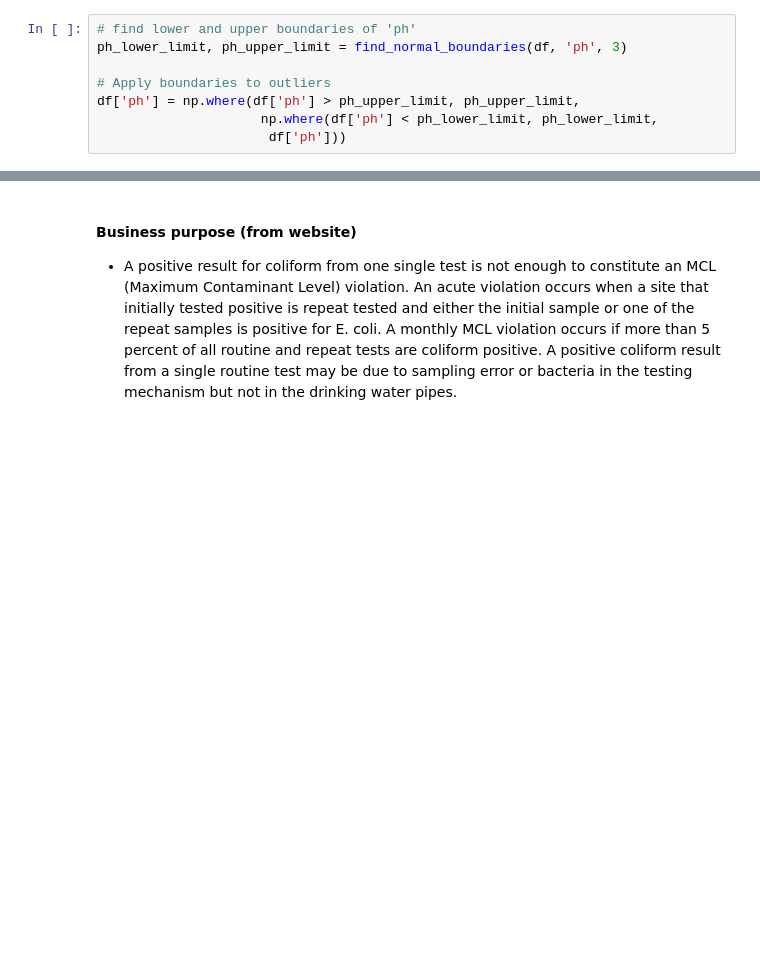
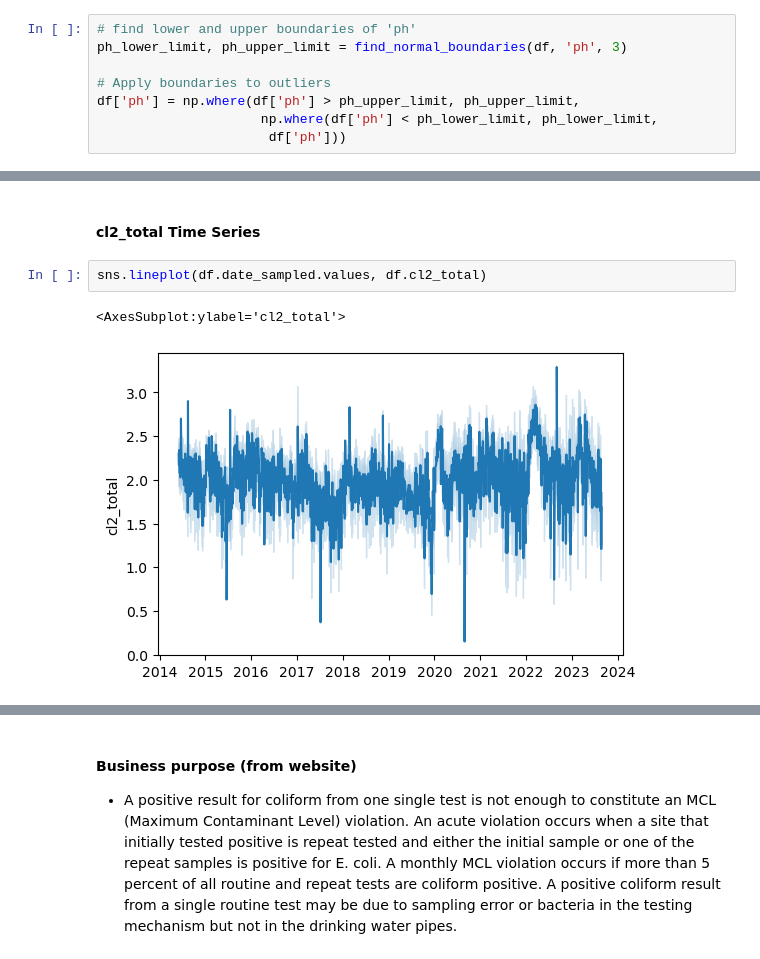
Before and after one commit to Oscar-Gil-Data/Monitoring-of-Indicator-Bacteria-in-Drinking-Water, a Jupyter notebook: Data SD - Monitoring of Indicator Bacteria in Drinking Water.ipynb, the cells around one changed output, grey strips where cells are left out. Drawn from its saved outputs; the diff is of its cells as text; blank space fills up the shorter version.

```diff
--- a/Data SD - Monitoring of Indicator Bacteria in Drinking Water.ipynb
+++ b/Data SD - Monitoring of Indicator Bacteria in Drinking Water.ipynb
@@ -433,0 +437,7 @@ conversion: log
+# %% [markdown]
+#### cl2_total Time Series
+# %%
+sns.lineplot(df.date_sampled.values, df.cl2_total)
+# %% [output]
+<AxesSubplot:ylabel='cl2_total'>
+[figure, added]
```
Also changed, not shown: parts of 24 cells of this notebook.
